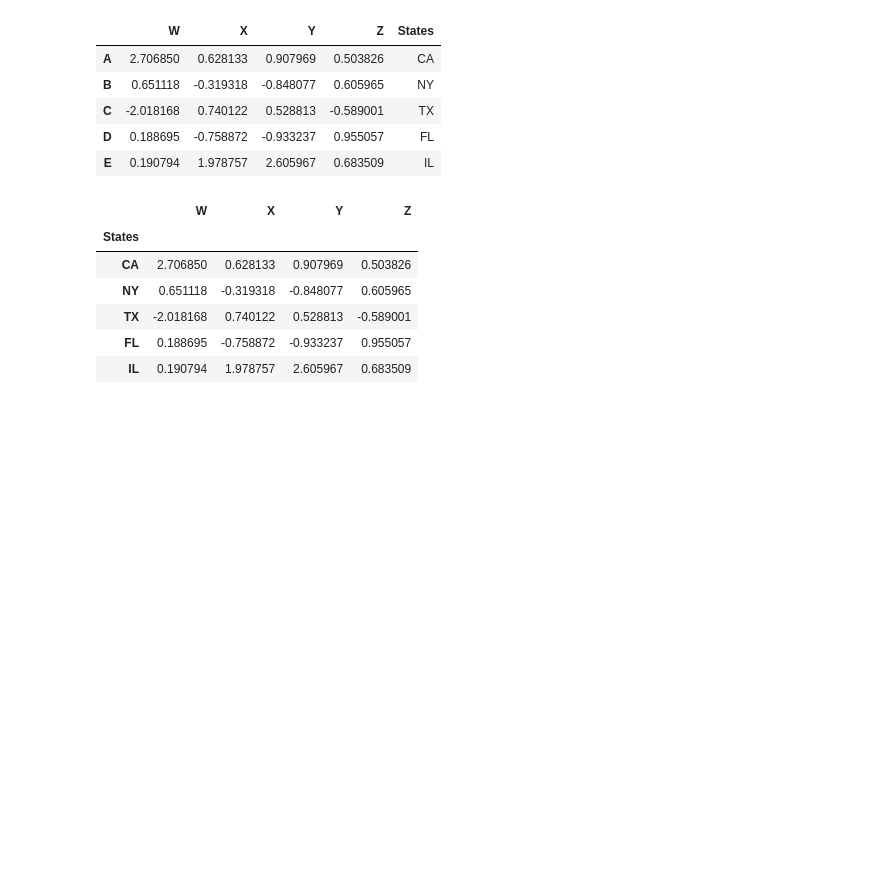
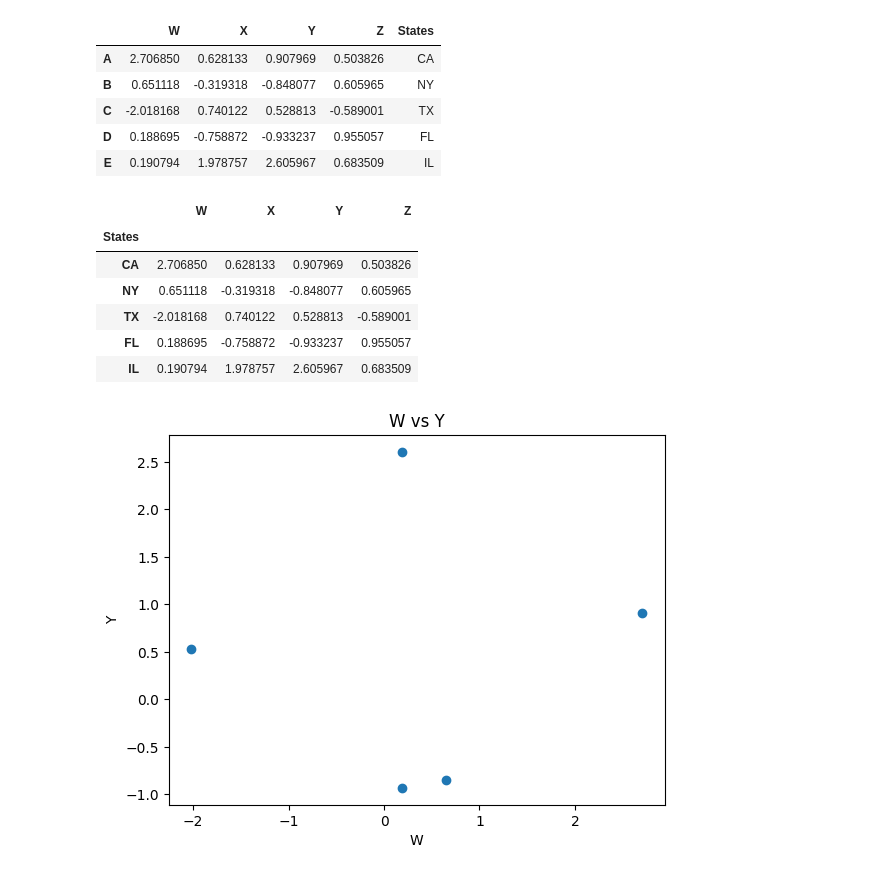
Before and after one commit to Alecdrew/Python-bootcamp, a Jupyter notebook: Notebooks/my_notes_on_course.ipynb, the cells around one changed output. Cells and saved outputs as stored; diff of their text form; code cells hidden in the pictures; blank space fills up the shorter version.

```diff
--- a/Notebooks/my_notes_on_course.ipynb
+++ b/Notebooks/my_notes_on_course.ipynb
@@ -110,3 +110,30 @@ df
 | TX | -2.018168 | 0.740122 | 0.528813 | -0.589001 |
 | FL | 0.188695 | -0.758872 | -0.933237 | 0.955057 |
 | IL | 0.190794 | 1.978757 | 2.605967 | 0.683509 |
+# %%
+import matplotlib.pyplot as plt
+
+# Extract the columns we want to plot from the dataframe
+# Doing this first makes the plotting code easier to read
+x = df['W']
+y = df['Y']
+
+# Create a Figure and an Axes object
+# Figure = the entire canvas
+# Axes = the individual plotting area inside the figure
+fig, ax = plt.subplots()
+
+# Plot the data on the axes
+# We call methods on the ax object instead of using plt.scatter()
+# This is the recommended "object-oriented" matplotlib style
+ax.scatter(x, y)
+
+# Set axis labels and title using ax methods
+ax.set_xlabel('W')
+ax.set_ylabel('Y')
+ax.set_title('W vs Y')
+
+# Always show the plot explicitly when writing scripts
+plt.show()
+# %% [output]
+[figure, added]
```
Also changed, not shown: parts of 5 cells of this notebook.
